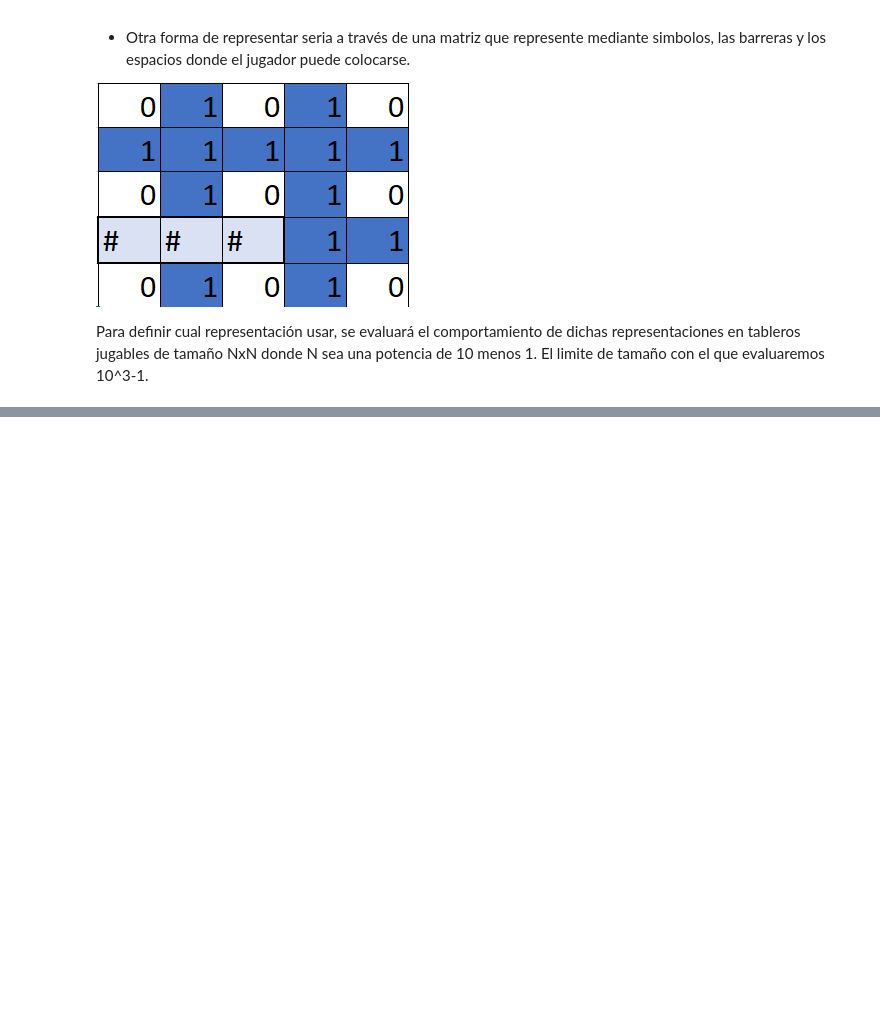
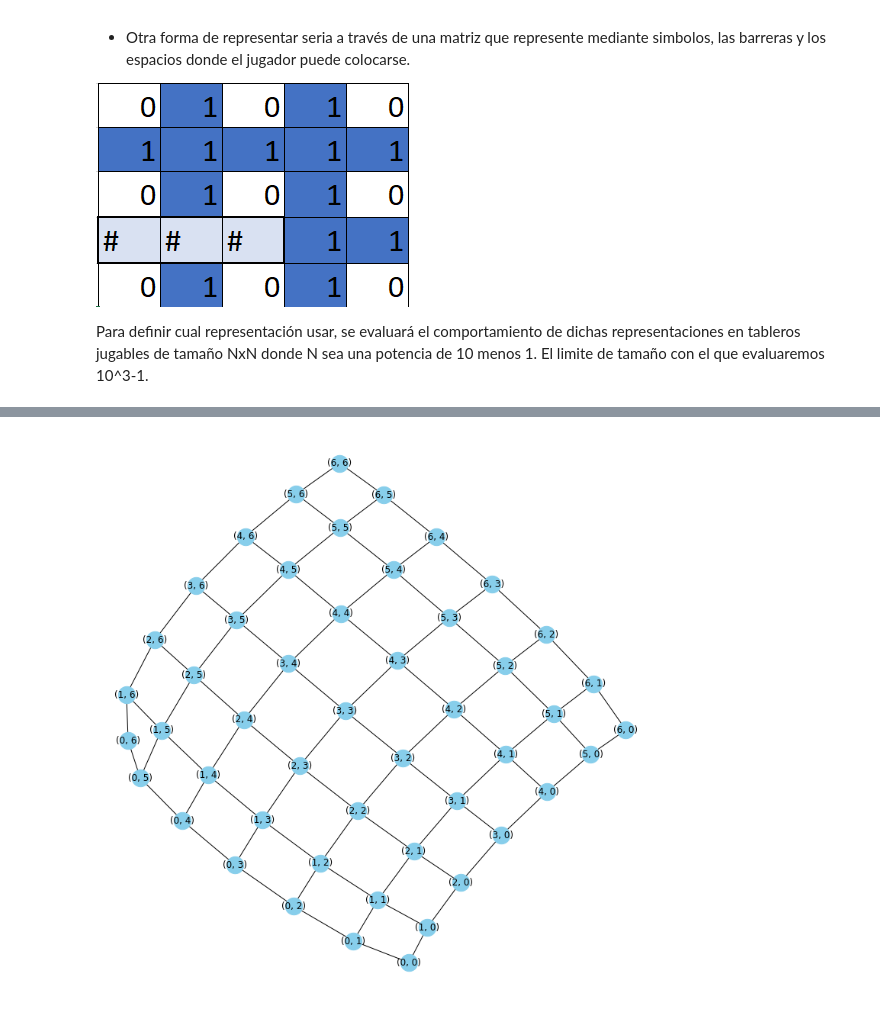
Before and after one commit to Alessandro5C/CA_TP_201913933_U201912400_U201913424, a Jupyter notebook: TPQuoridor.ipynb, the cells around one changed output, grey strips where cells are left out. Drawn from its saved outputs; the diff is of its cells as text; code cells hidden in the pictures; blank space fills up the shorter version.

```diff
--- a/TPQuoridor.ipynb
+++ b/TPQuoridor.ipynb
@@ -78,0 +85,17 @@ Para definir cual representación usar, se evaluará el comportamiento de dichas
+# %%
+#Crear tablero
+def CrearTableroR(n:int):
+  G = nx.Graph()
+  #Horizontal
+  for i in range(n):
+    for j in range(n-1):
+      G.add_edge((i, j), (i, j + 1))
+      G.nodes[(i, j)]['id'] = (i, j)
+      G.nodes[(i, j + 1)]['id'] = (i, j + 1)
+  #vertical
+  for i in range(n-1):
+    for j in range(n):
+      G.add_edge((i, j), (i + 1, j))
+      G.nodes[(i, j)]['id'] = (i, j)
+      G.nodes[(i + 1, j)]['id'] = (i + 1, j)
+  return G
@@ -78,0 +157,11 @@ Para definir cual representación usar, se evaluará el comportamiento de dichas
+# %%
+def mostrar_grafo(G):
+  plt.figure(1, figsize=(10,10))
+  nx.draw(G, with_labels=True, node_size=500, node_color="skyblue")
+  plt.axis("off")
+
+G = CrearTableroR(7)
+################################################################################print('patata')
+mostrar_grafo(G)
+# %% [output]
+[figure, added]
```
Also changed, not shown: parts of 10 cells of this notebook.
